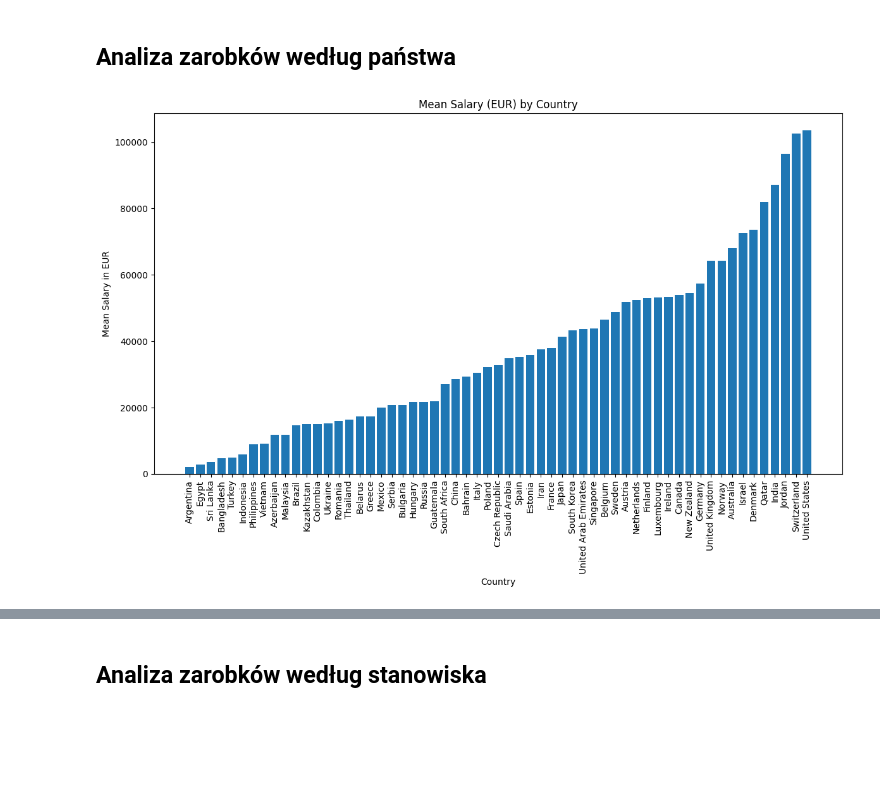
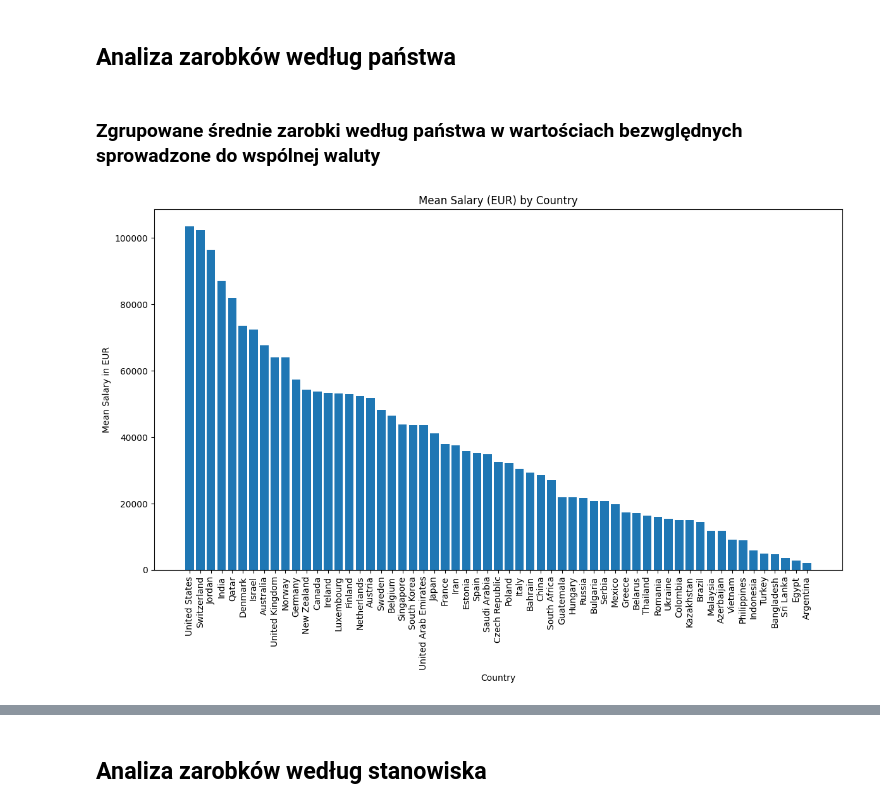
Before and after one commit to pstano1/salaries-in-data-analysis, a Jupyter notebook: raport.ipynb, the cells around one changed output, grey strips where cells are left out. Cells and saved outputs as stored; diff of their text form; code cells hidden in the pictures; blank space fills up the shorter version.

```diff
--- a/raport.ipynb
+++ b/raport.ipynb
@@ -54,5 +73,4 @@ pd.options.display.float_format = '{:,.2f}'.format
 # %%
-
 from typing import Callable
 
 class GlassdoorSalary:
@@ -243,8 +261,8 @@ class GlassdoorSalary:
   def calculate_grouped_median(self, group_by: str, column: str) -> pd.DataFrame:
     return self.dataset.groupby(group_by)[column].median().reset_index()
 
-  def calculate_std(self, column: str) -> pd.DataFrame:
+  def calculate_stdv(self, column: str) -> pd.DataFrame:
     return self.dataset[column].std()
 
-  def calculate_grouped_std(self, group_by: str, column: str) -> pd.DataFrame:
+  def calculate_grouped_stdv(self, group_by: str, column: str) -> pd.DataFrame:
     return self.dataset.groupby(group_by)[column].std().reset_index()
@@ -429,17 +424,19 @@ Business analyst (BA) są odpowiedzialni za wypełnianie luki między IT a bizne
 Business Intelligence Developer to inżynier, który używa oprogramowania Business Intelligence do interpretowania i wyświetlania danych dla organizacji. Często tworzą narzędzia lub rozwiązują bieżące metody w celu usprawnienia procesu badawczego firmy.
 # %% [markdown]
 ## Analiza zarobków według państwa
+# %% [markdown]
+### Zgrupowane średnie zarobki według państwa w wartościach bezwględnych sprowadzone do wspólnej waluty
 # %%
-grouped_mean_data = a.calculate_grouped_mean('country', 'EUR_median')
+grouped_mean_data = a.calculate_grouped_mean('country', f'{common_currency}_median')
 # %%
 plt.figure(figsize=(12, 8))
-grouped_mean_data = grouped_mean_data.sort_values(by='EUR_median')
-plt.bar(grouped_mean_data['country'], grouped_mean_data['EUR_median'])
+grouped_mean_data = grouped_mean_data.sort_values(by=f'{common_currency}_median', ascending=False)
+plt.bar(grouped_mean_data['country'], grouped_mean_data[f'{common_currency}_median'])
 plt.xlabel('Country')
-plt.ylabel('Mean Salary in EUR')
-plt.title('Mean Salary (EUR) by Country')
+plt.ylabel(f'Mean Salary in {common_currency}')
+plt.title(f'Mean Salary ({common_currency}) by Country')
 plt.xticks(rotation=90)
 plt.tight_layout()
 plt.show()
 # %% [output]
-[figure, old version]
+[figure, new version]
```
Also changed, not shown: parts of 37 cells of this notebook, 1 other file.
